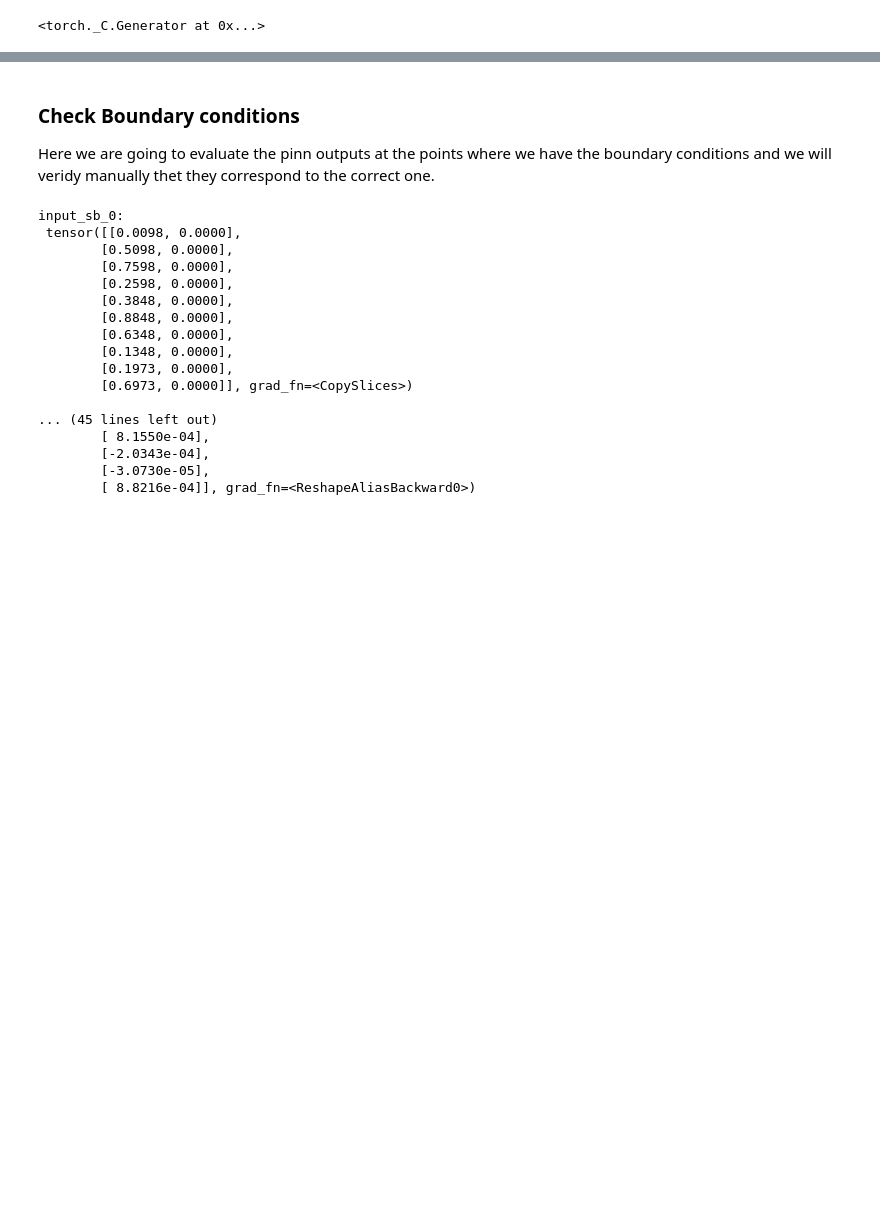
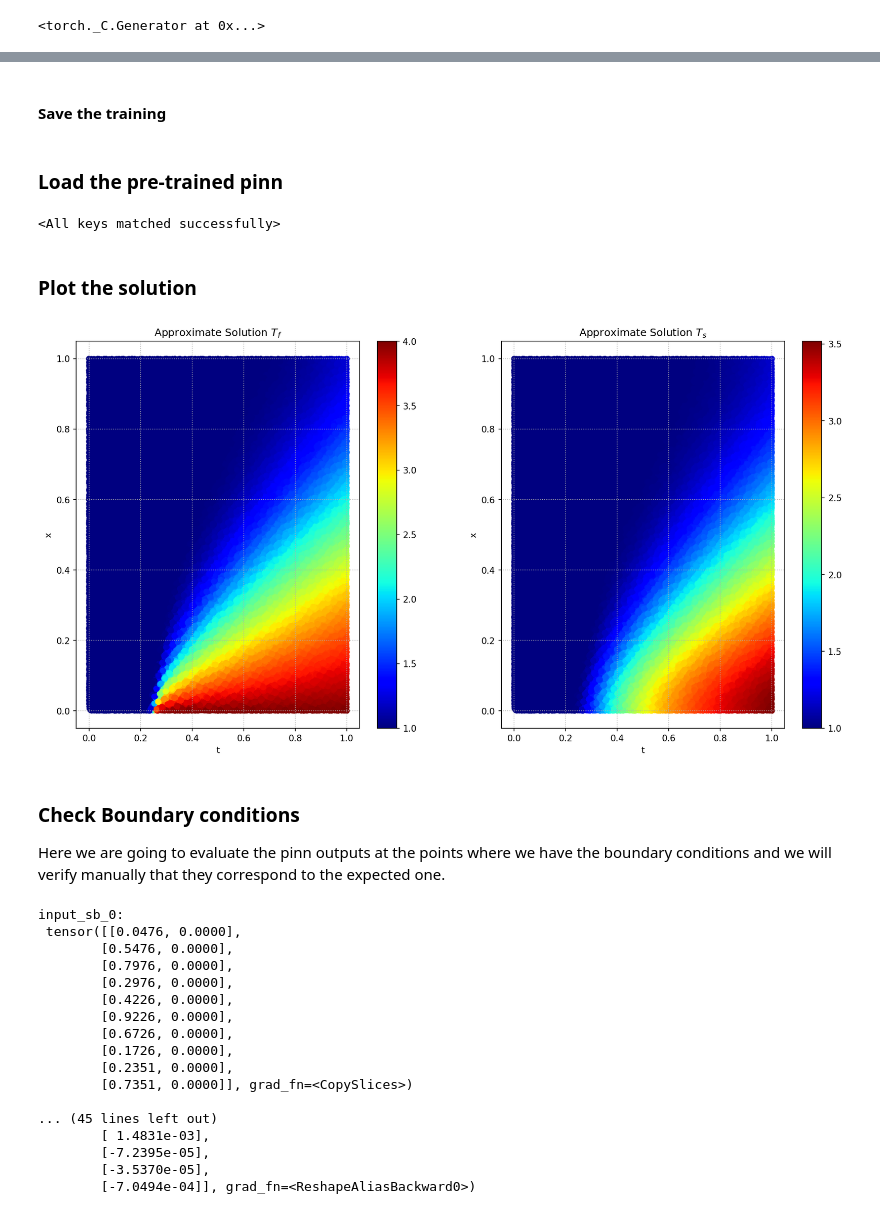
Before and after one commit to guglielmopacifico/DeepLearning, a Jupyter notebook: Task_1/task1.ipynb, the cells around one changed output, grey strips where cells are left out. Saved outputs shown, nothing was run; the diff lists cells and outputs as text; code cells hidden in the pictures; blank space fills up the shorter version.

Commit message:
Add plot to evaluate the results

```diff
--- a/Task_1/task1.ipynb
+++ b/Task_1/task1.ipynb
@@ -225,12 +225,15 @@ class Pinns:
 
         loss = torch.log10(self.lambda_u * (loss_sb + loss_tb) + loss_int)
         # loss = torch.log10((loss_sb + 0*loss_tb) + 0*loss_int)
-        if verbose: print("Total loss: ", round(loss.item(), 4), "| PDE Loss: ", round(torch.log10(loss_u).item(), 4), "| Function Loss: ", round(torch.log10(loss_int).item(), 4))
+        if verbose: print("Total loss: ", round(loss.item(), 4), "| Boundary Loss: ", round(torch.log10(loss_u).item(), 4), "| Function Loss: ", round(torch.log10(loss_int).item(), 4))
 
         return loss
 
     ################################################################################################
     def fit(self, num_epochs, optimizer, verbose=True):
+        # Start the timer
+        start_time = time.time()
+
         history = list()
 
         # Loop over epochs
@@ -249,6 +252,7 @@ class Pinns:
                 optimizer.step(closure=closure)
 
         print('Final Loss: ', history[-1])
+        print("Run time for the fitting: ", round((time.time()- start_time)/60), " minutes", round((time.time()- start_time)%60), " seconds")
 
         return history
 
@@ -256,27 +260,25 @@ class Pinns:
     def plotting(self):
         inputs = self.soboleng.draw(100000)
 
-        output = self.approximate_solution(inputs).reshape(-1, )
-        exact_output = self.exact_solution(inputs).reshape(-1, )
+        output = self.approximate_solution(inputs)
+        output_tf = output[:, 0].reshape(-1, )
+        output_ts = output[:, 1].reshape(-1, )
 
         fig, axs = plt.subplots(1, 2, figsize=(16, 8), dpi=150)
-        im1 = axs[0].scatter(inputs[:, 1].detach(), inputs[:, 0].detach(), c=exact_output.detach(), cmap="jet")
-        axs[0].set_xlabel("x")
-        axs[0].set_ylabel("t")
+        im1 = axs[0].scatter(inputs[:, 0].detach(), inputs[:, 1].detach(), c=output_tf.detach(), cmap="jet")
+        axs[0].set_xlabel("t")
+        axs[0].set_ylabel("x")
         plt.colorbar(im1, ax=axs[0])
         axs[0].grid(True, which="both", ls=":")
-        im2 = axs[1].scatter(inputs[:, 1].detach(), inputs[:, 0].detach(), c=output.detach(), cmap="jet")
-        axs[1].set_xlabel("x")
-        axs[1].set_ylabel("t")
+        im2 = axs[1].scatter(inputs[:, 0].detach(), inputs[:, 1].detach(), c=output_ts.detach(), cmap="jet")
+        axs[1].set_xlabel("t")
+        axs[1].set_ylabel("x")
         plt.colorbar(im2, ax=axs[1])
         axs[1].grid(True, which="both", ls=":")
-        axs[0].set_title("Exact Solution")
-        axs[1].set_title("Approximate Solution")
+        axs[0].set_title(r"Approximate Solution $T_f$")
+        axs[1].set_title(r"Approximate Solution $T_s$")
 
         plt.show()
-
-        err = (torch.mean((output - exact_output) ** 2) / torch.mean(exact_output ** 2)) ** 0.5 * 100
-        print("L2 Relative Error Norm: ", err.item(), "%")
 # %%
 n_int = 256
 n_sb = 64
@@ -295,7 +299,7 @@ optimizer_LBFGS = optim.LBFGS(pinn.approximate_solution.parameters(),
 # %%
 hist = pinn.fit(num_epochs=n_epochs,
                 optimizer=optimizer_LBFGS,
-                verbose=True)
+                verbose=False)
 
 plt.figure(dpi=150)
 plt.grid(True, which="both", ls=":")
@@ -345,0 +314,2 @@ tensor(-0.0022, grad_fn=<SelectBackward0>)
+# %% [markdown]
+#### Save the training
@@ -346,4 +318,16 @@ tensor(-0.0022, grad_fn=<SelectBackward0>)
+# %% [markdown]
+### Load the pre-trained pinn
+# %%
+pinn.approximate_solution.load_state_dict(torch.load("approximate_solution_parameters.pth"))
+# %% [output]
+<All keys matched successfully>
+# %% [markdown]
+### Plot the solution
+# %%
+pinn.plotting()
+# %% [output]
+[figure, added]
 # %% [markdown]
 ### Check Boundary conditions
 
-Here we are going to evaluate the pinn outputs at the points where we have the boundary conditions and we will veridy manually thet they correspond to the correct one.
+Here we are going to evaluate the pinn outputs at the points where we have the boundary conditions and we will verify manually that they correspond to the expected one.
@@ -417,19 +378,19 @@ print("dTs_L_dx: \n", dTs_L_dx.reshape(-1,1))
 # save_expected
 # %% [output]
 input_sb_0:
- tensor([[0.0098, 0.0000],
-        [0.5098, 0.0000],
-        [0.7598, 0.0000],
-        [0.2598, 0.0000],
-        [0.3848, 0.0000],
-        [0.8848, 0.0000],
-        [0.6348, 0.0000],
-        [0.1348, 0.0000],
-        [0.1973, 0.0000],
-        [0.6973, 0.0000]], grad_fn=<CopySlices>)
+ tensor([[0.0476, 0.0000],
+        [0.5476, 0.0000],
+        [0.7976, 0.0000],
+        [0.2976, 0.0000],
+        [0.4226, 0.0000],
+        [0.9226, 0.0000],
+        [0.6726, 0.0000],
+        [0.1726, 0.0000],
+        [0.2351, 0.0000],
+        [0.7351, 0.0000]], grad_fn=<CopySlices>)
 
 ... (45 lines left out)
-        [ 8.1550e-04],
-        [-2.0343e-04],
-        [-3.0730e-05],
-        [ 8.8216e-04]], grad_fn=<ReshapeAliasBackward0>)
+        [ 1.4831e-03],
+        [-7.2395e-05],
+        [-3.5370e-05],
+        [-7.0494e-04]], grad_fn=<ReshapeAliasBackward0>)
```
Also changed, not shown: parts of 12 cells of this notebook.
